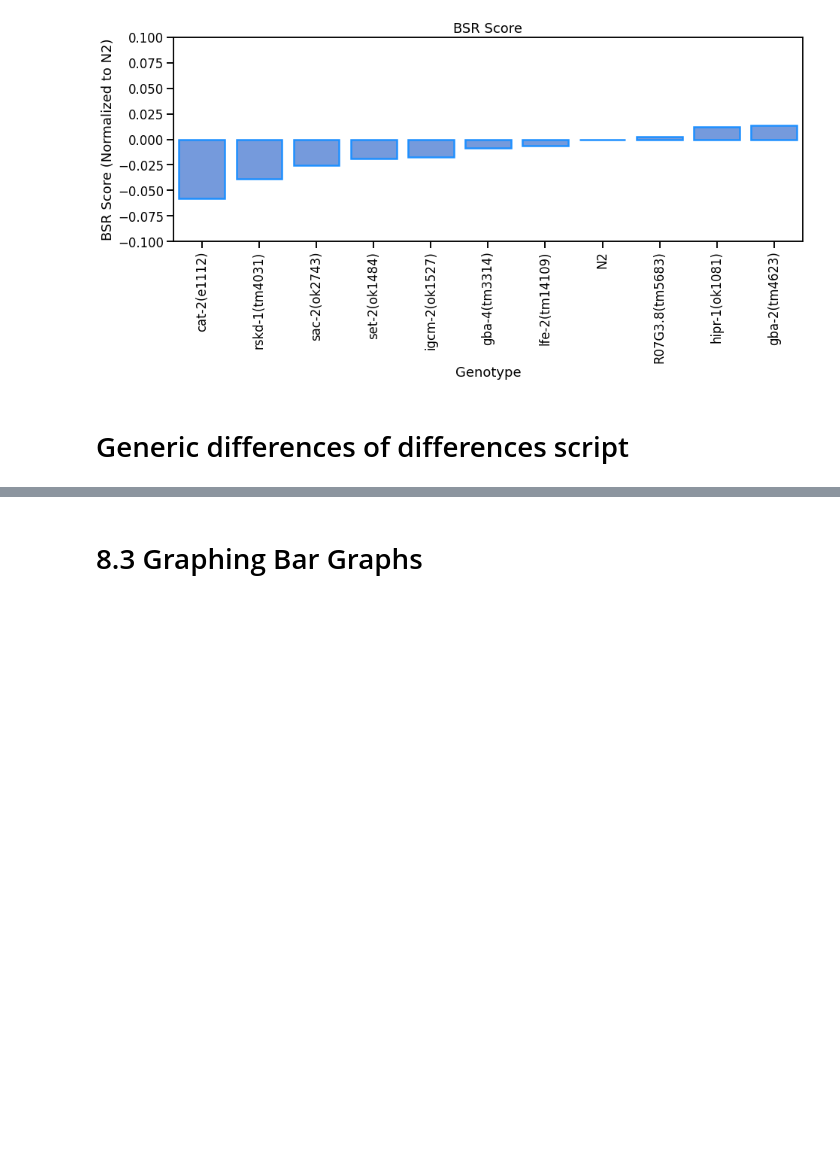
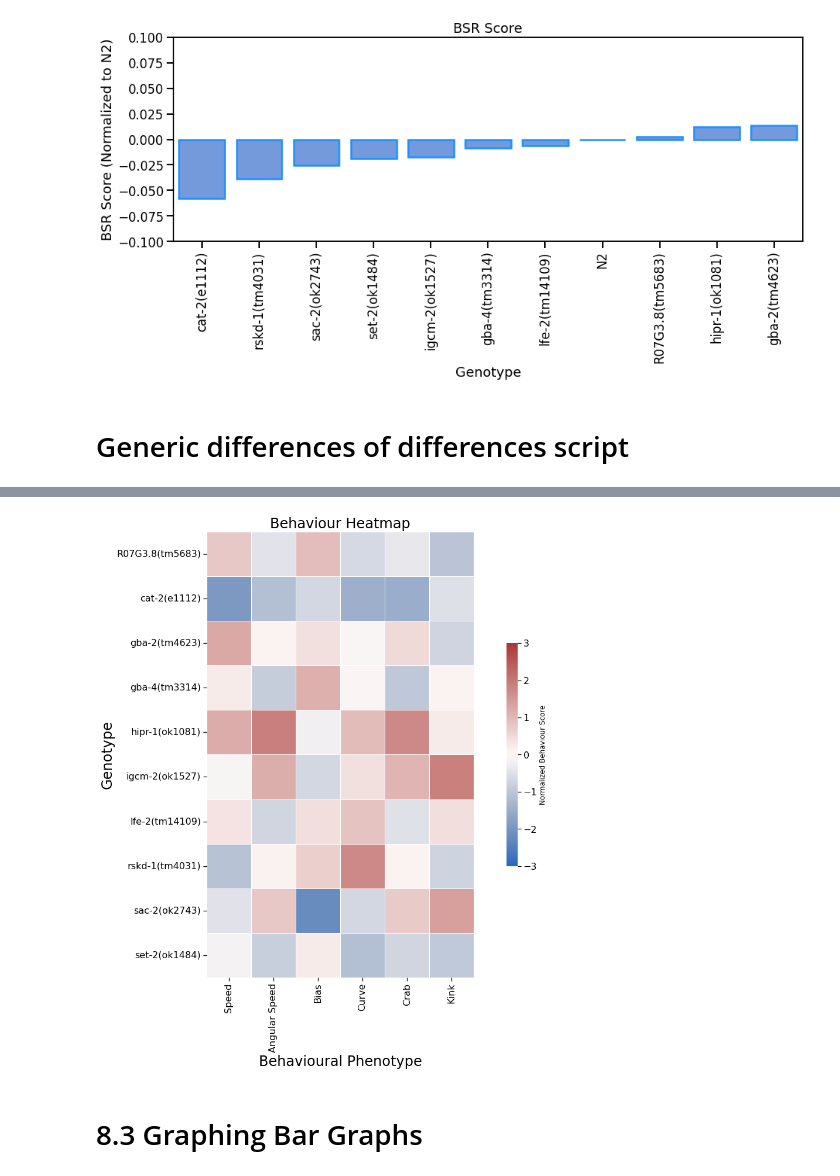
Before and after one commit to JosephLiangUBC/Joseph-Jupyter-Notebooks, a Jupyter notebook: Ben_postcsv_SpeedTraceNoFoodOnFoodExptUpdated_V2.0.ipynb, the cells around one changed output, grey strips where cells are left out. Saved outputs shown, nothing was run; the diff lists cells and outputs as text; code cells hidden in the pictures; blank space fills up the shorter version.

```diff
--- a/Ben_postcsv_SpeedTraceNoFoodOnFoodExptUpdated_V2.0.ipynb
+++ b/Ben_postcsv_SpeedTraceNoFoodOnFoodExptUpdated_V2.0.ipynb
@@ -343,0 +412,5 @@ plt.show()
+# %%
+PD_gene_behavioural_scores = differences_of_differences(100, 400, TotalConcatenated)
+PD_gene_behavioural_scores = PD_gene_behavioural_scores.dropna().sort_index().drop(index="N2")
+PD_gene_behavioural_scores_normalize = (PD_gene_behavioural_scores - PD_gene_behavioural_scores.mean())/PD_gene_behavioural_scores.std()
+print(PD_gene_behavioural_scores_normalize)
@@ -344,3 +435,27 @@ plt.show()
+# %%
+sns.set_context('notebook')
+plt.figure(figsize=(20,14))
+plt.rc('xtick', labelsize=16)
+plt.rc('ytick', labelsize=16)
+ax = sns.heatmap(data = PD_gene_behavioural_scores_normalize,
+                 annot = False,
+                 linewidth = 0.5,
+                 square = True,
+                 cmap = "vlag",
+                 center = 0,
+                 vmax = 3,
+                 vmin = -3,
+                 # xticklabels = 1,
+                 xticklabels = ['Speed', 'Angular Speed', 'Bias', 'Curve', 'Crab', 'Kink'],
+                 yticklabels = 1,
+                 cbar_kws = {"shrink": .5, "label": "Normalized Behaviour Score"})
+ax.set_ylabel('Genotype', fontsize = 24)
+ax.set_xlabel('Behavioural Phenotype', fontsize = 24)
+ax.set_title('Behaviour Heatmap', fontsize = 24)
+plt.savefig('BehaviourScore_GENE_normalized_square.jpg', format='jpg', dpi=450, bbox_inches = "tight")
+plt.show()
+# %% [output]
+[figure, added]
 # %% [markdown]
 # 8.3 Graphing Bar Graphs
 # %% [markdown]
```
Also changed, not shown: parts of 8 cells of this notebook.
